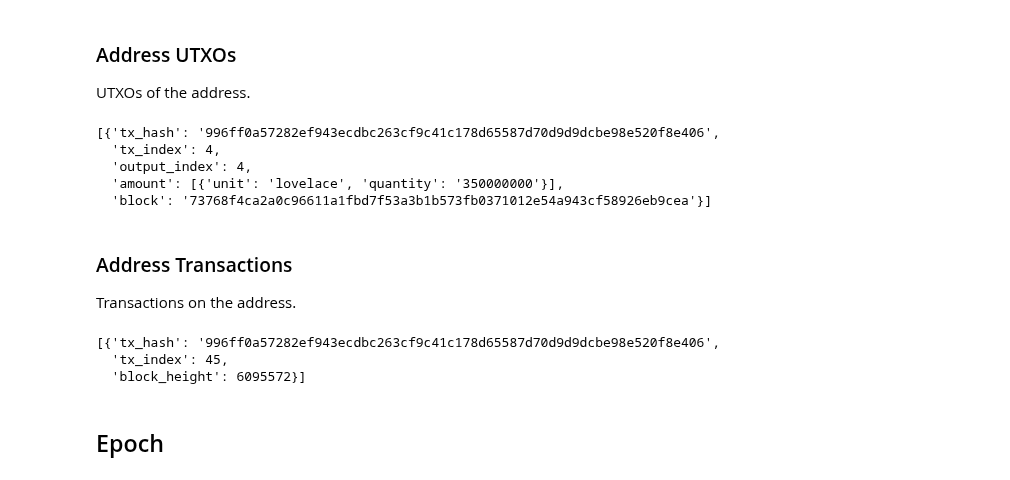
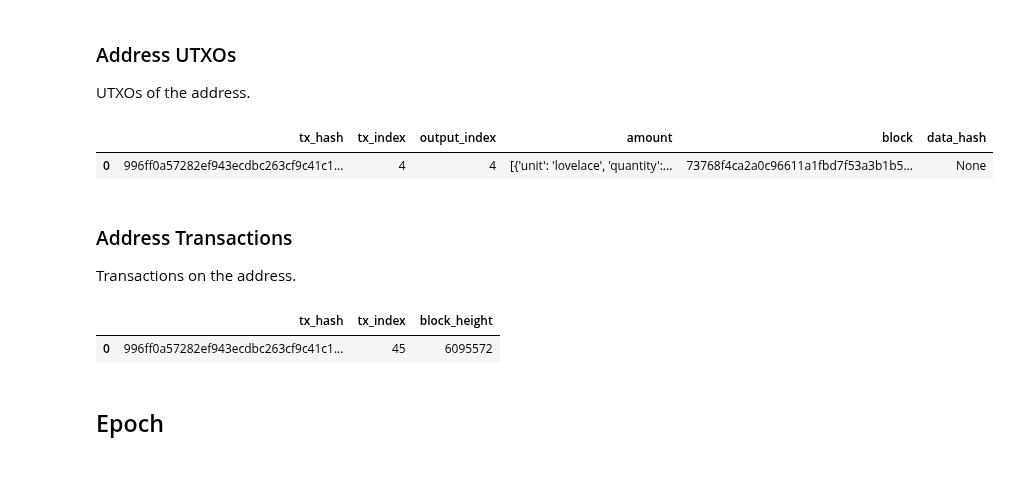
Before and after one commit to attadje/py-cardano-explorer, a Jupyter notebook: readme.ipynb, the cells around one changed output. Saved outputs shown, nothing was run; the diff lists cells and outputs as text; code cells hidden in the pictures.

```diff
--- a/readme.ipynb
+++ b/readme.ipynb
@@ -287,23 +289,23 @@ cardano_mainnet.address_details(address)
 # %% [markdown]
 ### Address UTXOs
 UTXOs of the address.
-# %%
-cardano_mainnet.address_utxo(address)
-# %% [output]
-[{'tx_hash': '996ff0a57282ef943ecdbc263cf9c41c178d65587d70d9d9dcbe98e520f8e406',
-  'tx_index': 4,
-  'output_index': 4,
-  'amount': [{'unit': 'lovelace', 'quantity': '350000000'}],
-  'block': '73768f4ca2a0c96611a1fbd7f53a3b1b573fb0371012e54a943cf58926eb9cea'}]
+# %%
+cardano_mainnet.address_utxo(address)
+#or
+cardano_mainnet.address_utxo(address,
+                             pandas=True) # Optional: Return a pandas dataframe
+# %% [output]
+|  | tx_hash | tx_index | output_index | amount | block | data_hash |
+| 0 | 996ff0a57282ef943ecdbc263cf9c41c1... | 4 | 4 | [{'unit': 'lovelace', 'quantity':... | 73768f4ca2a0c96611a1fbd7f53a3b1b5... | None |
 # %% [markdown]
 ### Address Transactions
 Transactions on the address.
 # %%
-cardano_mainnet.address_transaction(address)
+cardano_mainnet.address_transaction(address,
+                                   pandas=True) # Optional: Return a pandas dataframe
 # %% [output]
-[{'tx_hash': '996ff0a57282ef943ecdbc263cf9c41c178d65587d70d9d9dcbe98e520f8e406',
-  'tx_index': 45,
-  'block_height': 6095572}]
+|  | tx_hash | tx_index | block_height |
+| 0 | 996ff0a57282ef943ecdbc263cf9c41c1... | 45 | 6095572 |
 # %% [markdown]
 ## Epoch
 # %% [markdown]
```
Also changed, not shown: parts of 7 cells of this notebook.
